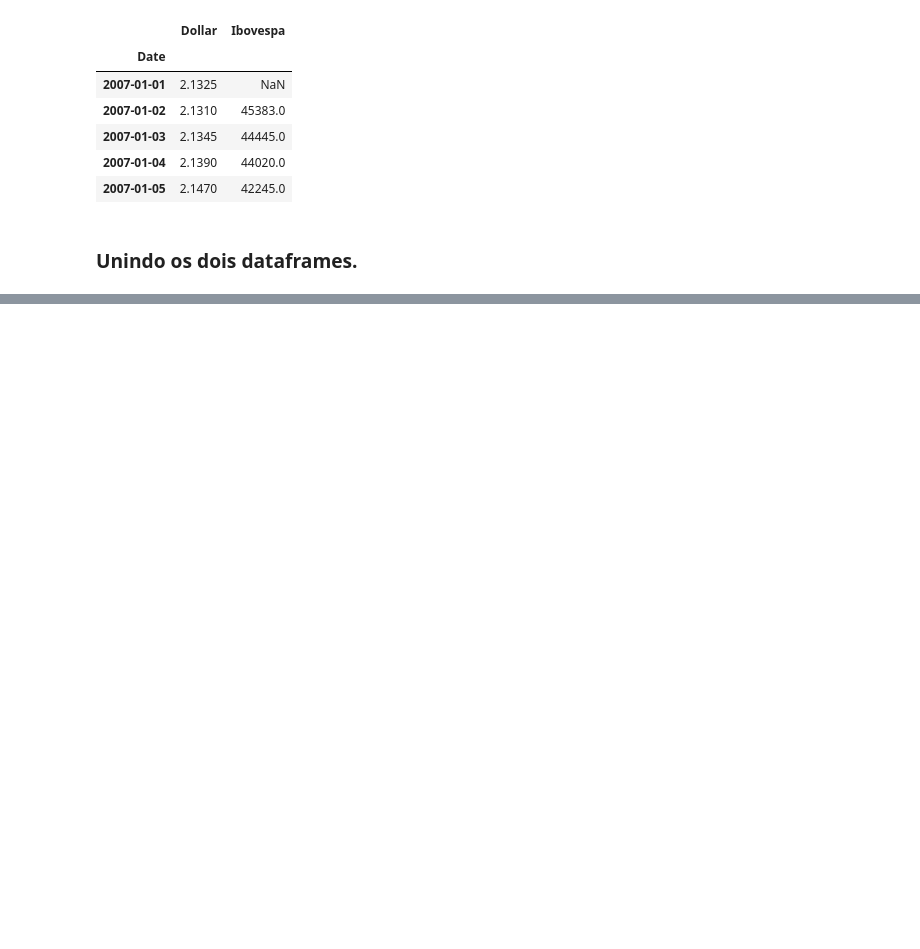
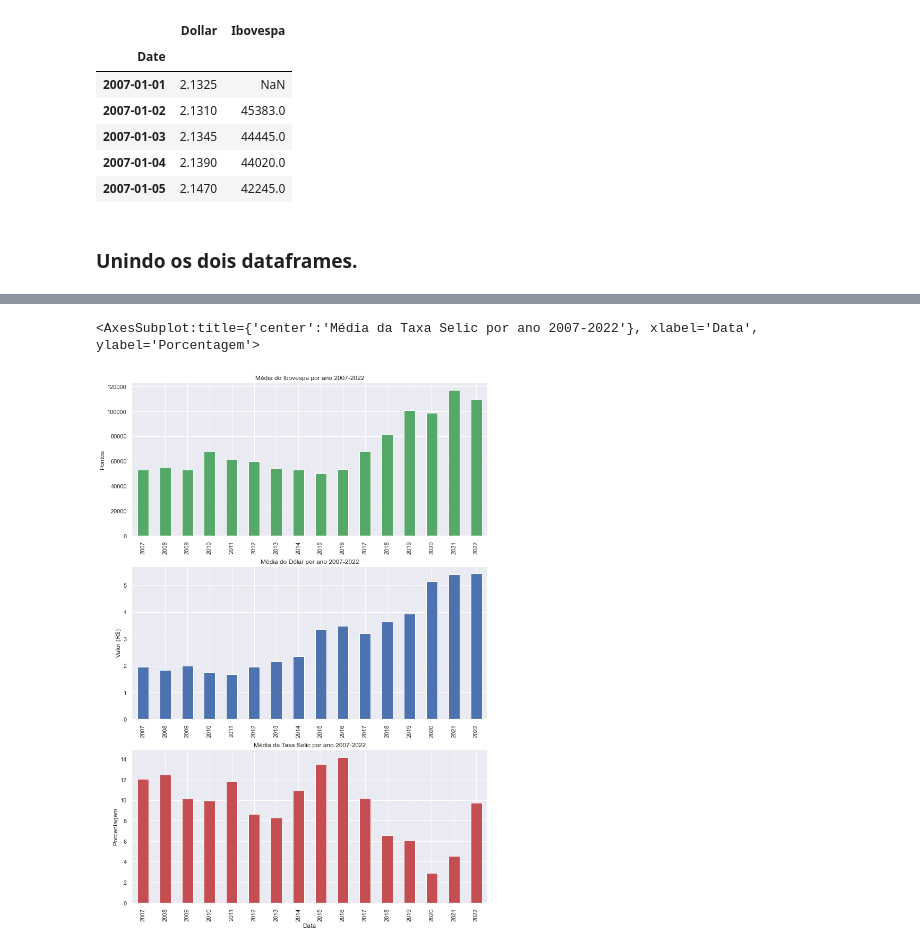
Before and after one commit to guimasuko/project, a Jupyter notebook: Aula01.ipynb, the cells around one changed output, grey strips where cells are left out. Saved outputs shown, nothing was run; the diff lists cells and outputs as text; code cells hidden in the pictures; blank space fills up the shorter version.

```diff
--- a/Aula01.ipynb
+++ b/Aula01.ipynb
@@ -97,0 +124,6 @@ df
+# %%
+df1 = df.groupby(df.index.year).mean()
+df1['Dollar'] = round(df1['Dollar'], 2)
+df1['Ibovespa'] = round(df1['Ibovespa'],0).astype(int)
+df1['Selic'] = round(df1['Selic'], 2)
+df1
@@ -97,0 +148,10 @@ df
+# %%
+sns.set()
+fig, axes = plt.subplots(3,1,figsize=(12,18))
+
+df1['Ibovespa'].plot(ax=axes[0], kind='bar', ylabel="Pontos", title="Média do Ibovespa por ano 2007-2022", color='g')
+df1['Dollar'].plot(ax=axes[1], kind='bar', ylabel="Valor (R$)", title="Média do Dólar por ano 2007-2022", color='b')
+df1['Selic'].plot(ax=axes[2], kind='bar', xlabel="Data", ylabel="Porcentagem", title="Média da Taxa Selic por ano 2007-2022", color='r')
+# %% [output]
+<AxesSubplot:title={'center':'Média da Taxa Selic por ano 2007-2022'}, xlabel='Data', ylabel='Porcentagem'>
+[figure, added]
```
Also changed, not shown: parts of 14 cells of this notebook, 7 other files.
